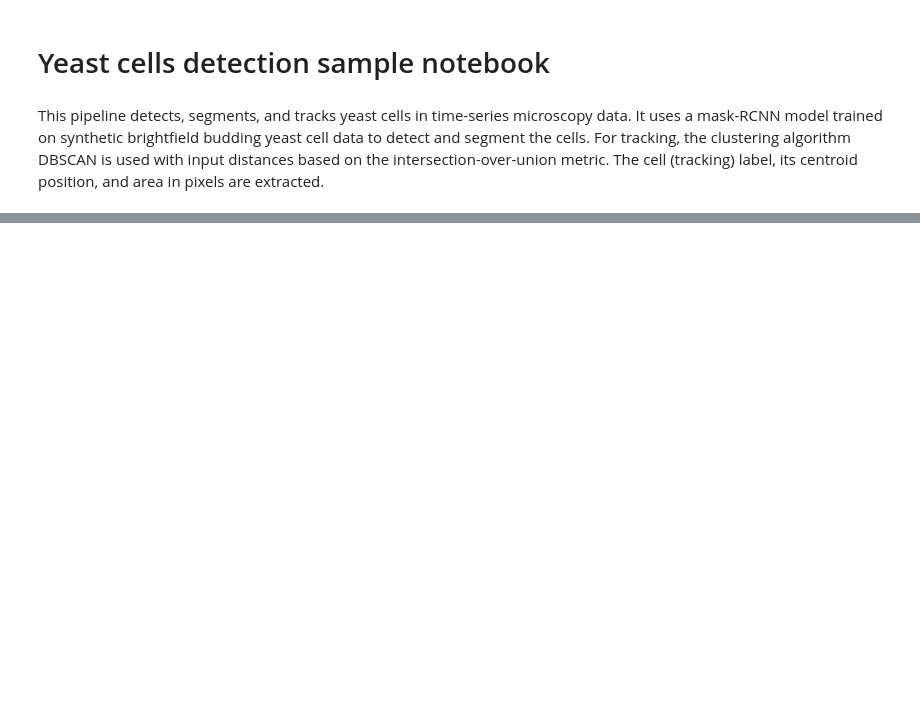
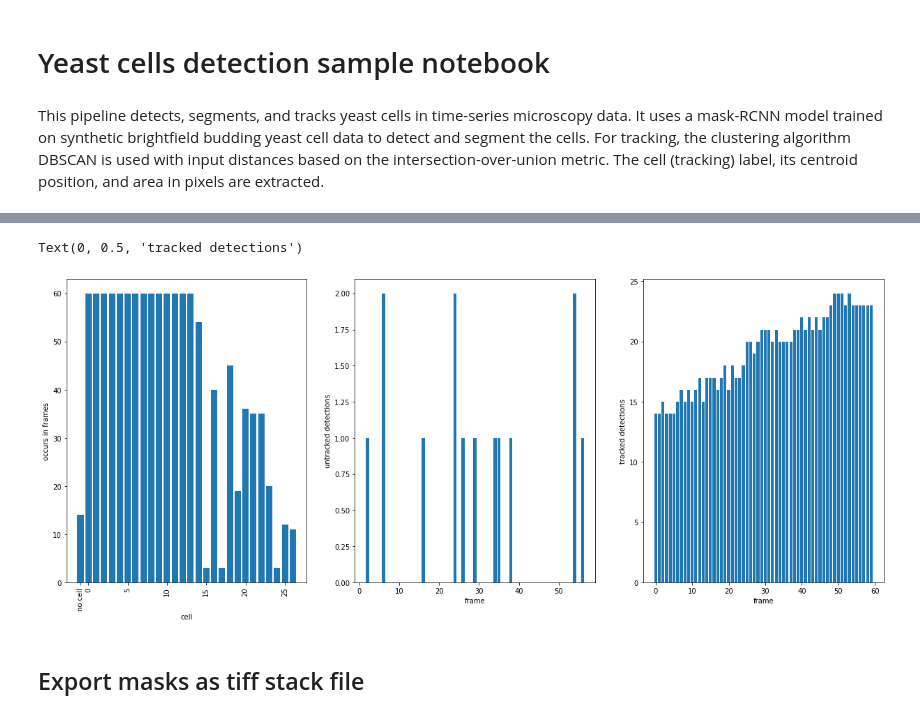
Before and after one commit to ymzayek/yeastcells-detection-maskrcnn, a Jupyter notebook: notebooks/example_pipeline.ipynb, the cells around one changed output, grey strips where cells are left out. Cells and saved outputs as stored; diff of their text form; code cells hidden in the pictures; blank space fills up the shorter version.

```diff
--- a/notebooks/example_pipeline.ipynb
+++ b/notebooks/example_pipeline.ipynb
@@ -179,0 +258,22 @@ with tifffile.TiffWriter(f'{masks_out}.tif') as stack:
+# %%
+_, (ax0, ax1, ax2) = plt.subplots(1, 3, figsize=(21, 8))
+
+detections_per_cells = detections['cell'].value_counts()
+ax0.bar(detections_per_cells.index, detections_per_cells.values)
+ax0.set_xlabel('cell'); ax0.set_ylabel('occurs in frames')
+ax0.set_xticks([-1, 0, 5, 10, 15, 20, 25])
+ax0.set_xticklabels(['no cell', 0, 5, 10, 15, 20, 25],  rotation=90)
+
+
+detections_per_frame = detections[detections['cell'] == -1]['frame'].value_counts()
+ax1.bar(detections_per_frame.index, detections_per_frame.values)
+ax1.set_xlabel('frame'); ax1.set_ylabel('untracked detections')
+
+detections_per_frame = detections[detections['cell'] >= 0]['frame'].value_counts()
+ax2.bar(detections_per_frame.index, detections_per_frame.values)
+ax2.set_xlabel('frame'); ax2.set_ylabel('tracked detections')
+# %% [output]
+Text(0, 0.5, 'tracked detections')
+[figure, added]
+# %% [markdown]
+## Export masks as tiff stack file
```
Also changed, not shown: parts of 50 cells of this notebook.
